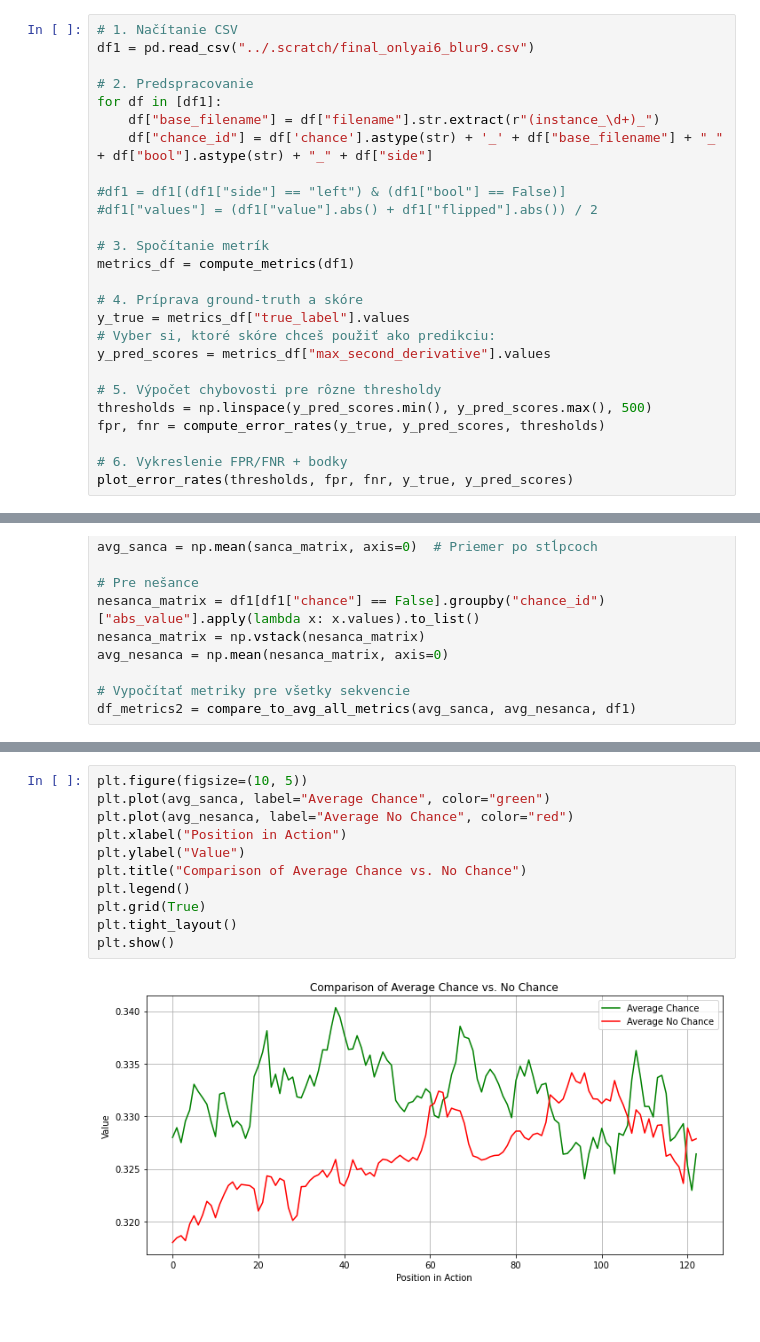
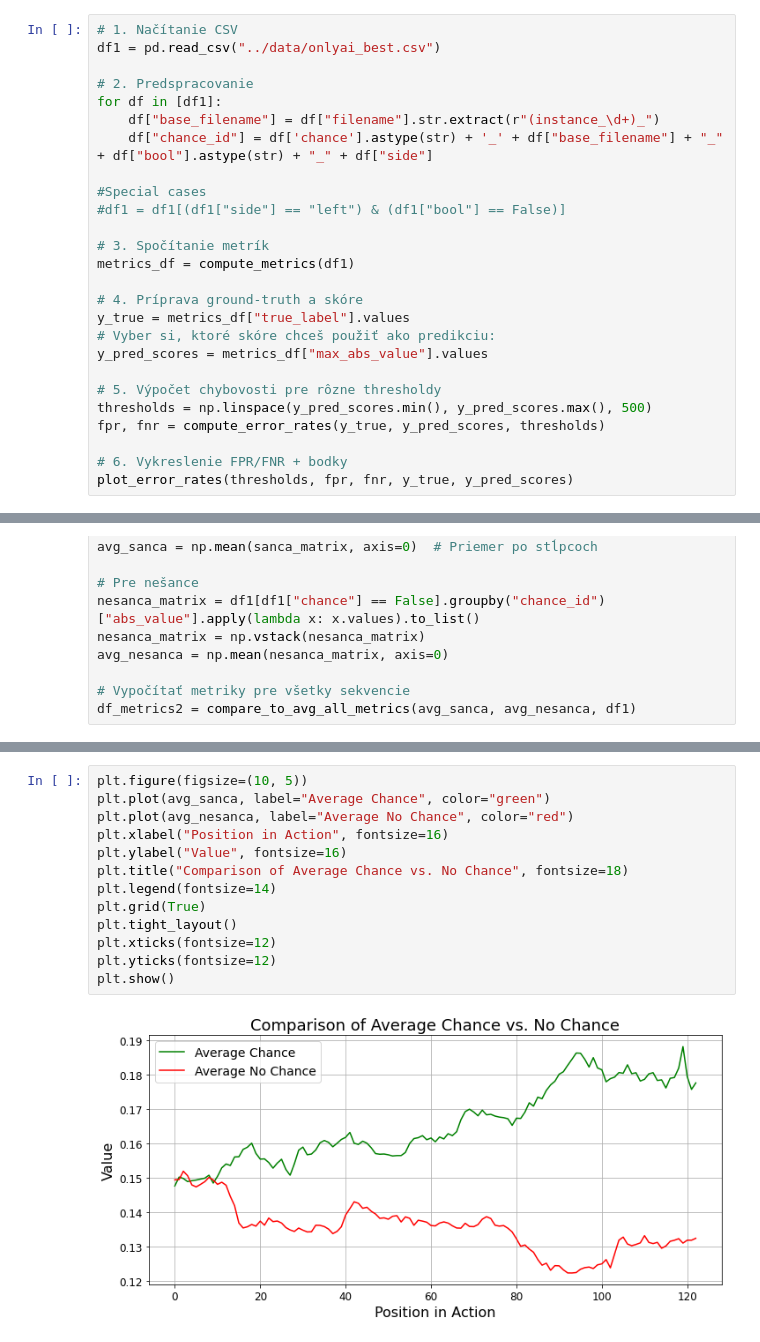
Before and after one commit to RomanGrom/goal-opportunity-spotting-dp, a Jupyter notebook: notebooks/pekne_grafy.ipynb, the cells around one changed output, grey strips where cells are left out. Saved outputs shown, nothing was run; the diff lists cells and outputs as text.

```diff
--- a/notebooks/pekne_grafy.ipynb
+++ b/notebooks/pekne_grafy.ipynb
@@ -213,15 +226,15 @@ def compare_to_avg_all_metrics(avg_sanca, avg_nesanca, df):
     return pd.DataFrame(results)
 # %%
 # 1. Načítanie CSV
-df1 = pd.read_csv("../.scratch/final_onlyai6_blur9.csv")
+df1 = pd.read_csv("../data/onlyai_best.csv")
 
 # 2. Predspracovanie
 for df in [df1]:
     df["base_filename"] = df["filename"].str.extract(r"(instance_\d+)_")
     df["chance_id"] = df['chance'].astype(str) + '_' + df["base_filename"] + "_" + df["bool"].astype(str) + "_" + df["side"]
 
+#Special cases
 #df1 = df1[(df1["side"] == "left") & (df1["bool"] == False)]
-#df1["values"] = (df1["value"].abs() + df1["flipped"].abs()) / 2
 
 # 3. Spočítanie metrík
 metrics_df = compute_metrics(df1)
@@ -229,7 +242,7 @@ metrics_df = compute_metrics(df1)
 # 4. Príprava ground-truth a skóre
 y_true = metrics_df["true_label"].values
 # Vyber si, ktoré skóre chceš použiť ako predikciu:
-y_pred_scores = metrics_df["max_second_derivative"].values
+y_pred_scores = metrics_df["max_abs_value"].values
 
 # 5. Výpočet chybovosti pre rôzne thresholdy
 thresholds = np.linspace(y_pred_scores.min(), y_pred_scores.max(), 500)
@@ -324,13 +337,15 @@ F1 Score : 0.5567
 # %%
 plt.figure(figsize=(10, 5))
 plt.plot(avg_sanca, label="Average Chance", color="green")
 plt.plot(avg_nesanca, label="Average No Chance", color="red")
-plt.xlabel("Position in Action")
-plt.ylabel("Value")
-plt.title("Comparison of Average Chance vs. No Chance")
-plt.legend()
+plt.xlabel("Position in Action", fontsize=16)
+plt.ylabel("Value", fontsize=16)
+plt.title("Comparison of Average Chance vs. No Chance", fontsize=18)
+plt.legend(fontsize=14)
 plt.grid(True)
 plt.tight_layout()
+plt.xticks(fontsize=12)
+plt.yticks(fontsize=12)
 plt.show()
 # %% [output]
-[figure, old version]
+[figure, new version]
```
Also changed, not shown: parts of 5 cells of this notebook, 5 other files.
